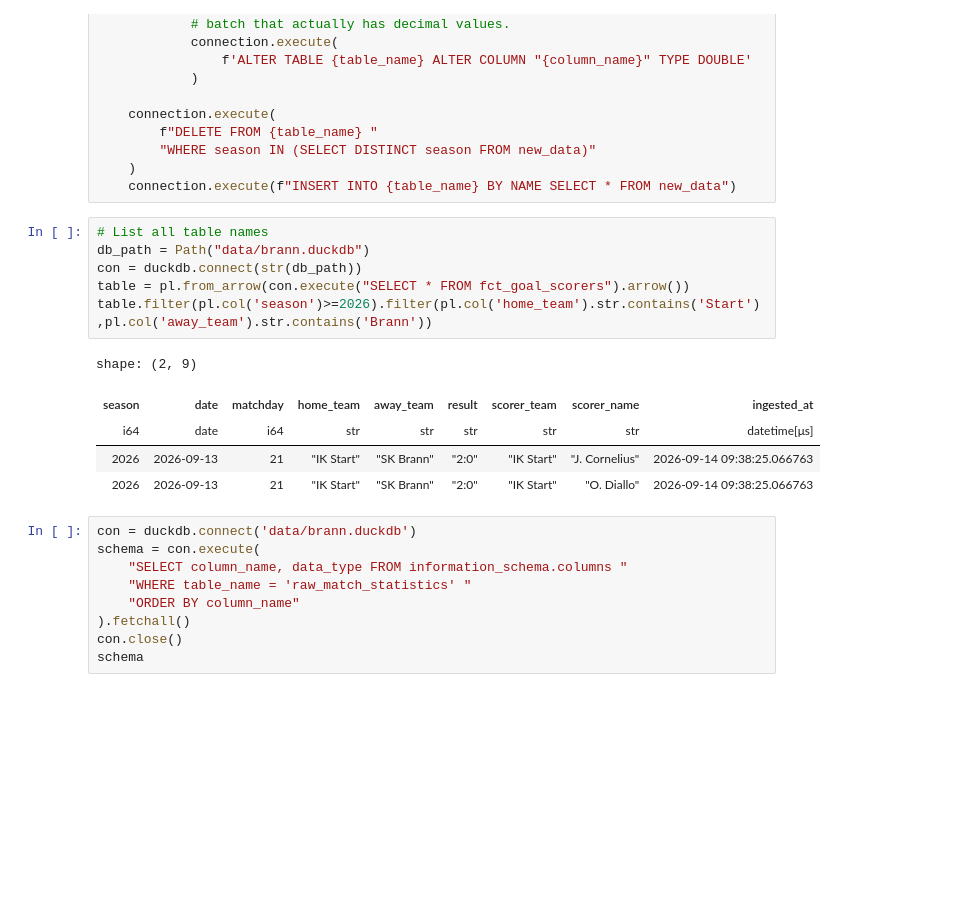
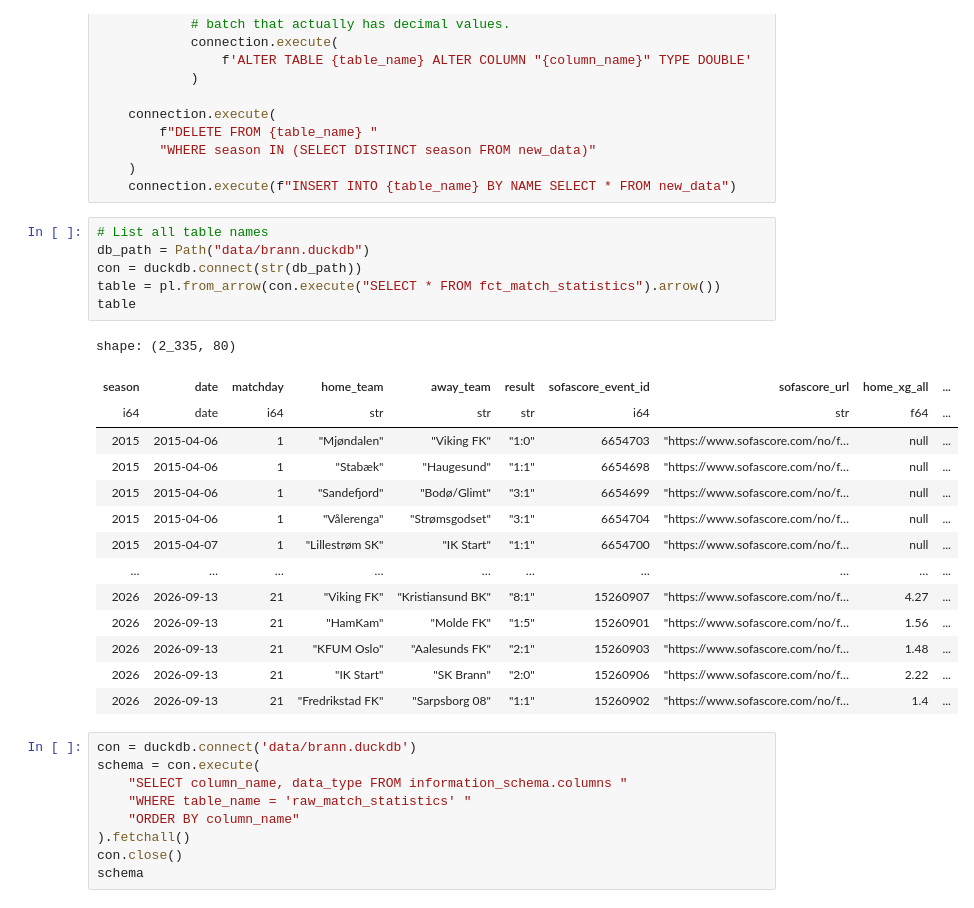
Before and after one commit to PolarsDude/brann_ticket_sales_forecasting, a Jupyter notebook: notebook.ipynb, the cells around one changed output. Cells and saved outputs as stored; diff of their text form; blank space fills up the shorter version.

```diff
--- a/notebook.ipynb
+++ b/notebook.ipynb
@@ -117,15 +161,24 @@ with duckdb.connect(str(DB_PATH)) as connection:
 # %%
 # List all table names
 db_path = Path("data/brann.duckdb")
 con = duckdb.connect(str(db_path))
-table = pl.from_arrow(con.execute("SELECT * FROM fct_goal_scorers").arrow())
-table.filter(pl.col('season')>=2026).filter(pl.col('home_team').str.contains('Start'),pl.col('away_team').str.contains('Brann'))
+table = pl.from_arrow(con.execute("SELECT * FROM fct_match_statistics").arrow())
+table
 # %% [output]
-shape: (2, 9)
+shape: (2_335, 80)
-| season | date | matchday | home_team | away_team | result | scorer_team | scorer_name | ingested_at |
-| i64 | date | i64 | str | str | str | str | str | datetime[μs] |
-| 2026 | 2026-09-13 | 21 | "IK Start" | "SK Brann" | "2:0" | "IK Start" | "J. Cornelius" | 2026-09-14 09:38:25.066763 |
-| 2026 | 2026-09-13 | 21 | "IK Start" | "SK Brann" | "2:0" | "IK Start" | "O. Diallo" | 2026-09-14 09:38:25.066763 |
+| season | date | matchday | home_team | away_team | result | sofascore_event_id | sofascore_url | home_xg_all | ... |
+| i64 | date | i64 | str | str | str | i64 | str | f64 | ... |
+| 2015 | 2015-04-06 | 1 | "Mjøndalen" | "Viking FK" | "1:0" | 6654703 | "https://www.sofascore.com/no/f… | null | ... |
+| 2015 | 2015-04-06 | 1 | "Stabæk" | "Haugesund" | "1:1" | 6654698 | "https://www.sofascore.com/no/f… | null | ... |
+| 2015 | 2015-04-06 | 1 | "Sandefjord" | "Bodø/Glimt" | "3:1" | 6654699 | "https://www.sofascore.com/no/f… | null | ... |
+| 2015 | 2015-04-06 | 1 | "Vålerenga" | "Strømsgodset" | "3:1" | 6654704 | "https://www.sofascore.com/no/f… | null | ... |
+| 2015 | 2015-04-07 | 1 | "Lillestrøm SK" | "IK Start" | "1:1" | 6654700 | "https://www.sofascore.com/no/f… | null | ... |
+| … | … | … | … | … | … | … | … | … | ... |
+| 2026 | 2026-09-13 | 21 | "Viking FK" | "Kristiansund BK" | "8:1" | 15260907 | "https://www.sofascore.com/no/f… | 4.27 | ... |
+| 2026 | 2026-09-13 | 21 | "HamKam" | "Molde FK" | "1:5" | 15260901 | "https://www.sofascore.com/no/f… | 1.56 | ... |
+| 2026 | 2026-09-13 | 21 | "KFUM Oslo" | "Aalesunds FK" | "2:1" | 15260903 | "https://www.sofascore.com/no/f… | 1.48 | ... |
+| 2026 | 2026-09-13 | 21 | "IK Start" | "SK Brann" | "2:0" | 15260906 | "https://www.sofascore.com/no/f… | 2.22 | ... |
+| 2026 | 2026-09-13 | 21 | "Fredrikstad FK" | "Sarpsborg 08" | "1:1" | 15260902 | "https://www.sofascore.com/no/f… | 1.4 | ... |
 # %%
 con = duckdb.connect('data/brann.duckdb')
 schema = con.execute(
```
Also changed, not shown: parts of 5 cells of this notebook, 14 other files.
